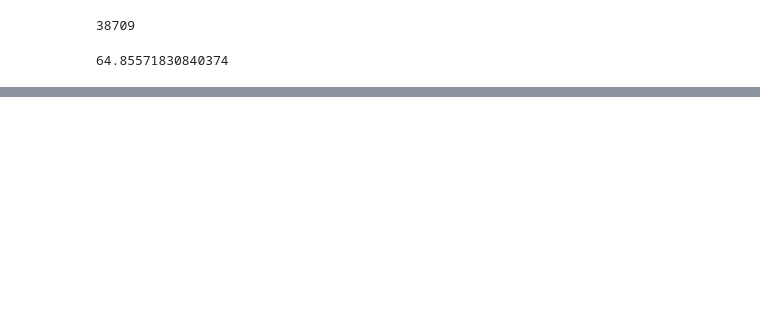
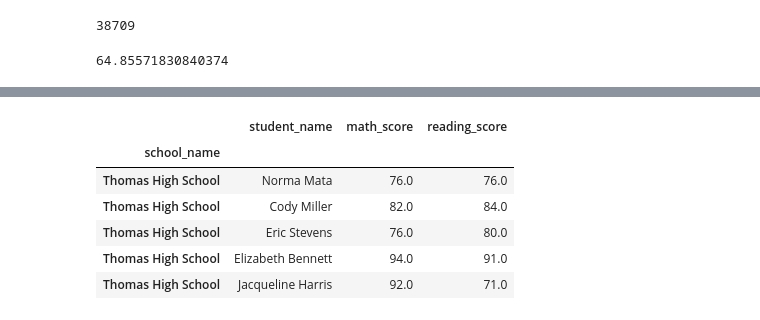
Before and after one commit to jisellejones/School_District_Analysis, a Jupyter notebook: loc.ipynb, the cells around one changed output, grey strips where cells are left out. Cells and saved outputs as stored; diff of their text form; code cells hidden in the pictures; blank space fills up the shorter version.

```diff
--- a/loc.ipynb
+++ b/loc.ipynb
@@ -120,0 +238,9 @@ overall_passing_percent
+# %%
+# Step 6. Get all the students passing math from THS
+thomas_students_df = school_data_complete_df.set_index("school_name")
+
+thomas_passing_math_df = thomas_students_df.loc[["Thomas High School"],[("student_name"), ("math_score")]]
+
+thomas_passing_math_df = thomas_passing_math_df.loc[thomas_passing_math_df["math_score"] >= 70]
+
+thomas_passing_math_df.head()
@@ -120,0 +255,9 @@ overall_passing_percent
+# %%
+# Step 7. Get all the students passing reading from THS
+thomas_students_df = school_data_complete_df.set_index("school_name")
+
+thomas_passing_reading_df = thomas_students_df.loc[["Thomas High School"],[("student_name"), ("reading_score")]]
+
+thomas_passing_reading_df = thomas_passing_reading_df.loc[thomas_passing_reading_df["reading_score"] >= 70]
+
+thomas_passing_reading_df.head()
@@ -120,0 +272,17 @@ overall_passing_percent
+# %%
+# Step 8. Get all the students passing math and reading from THS
+thomas_students_df = school_data_complete_df.set_index("school_name")
+
+thomas_passing_r_m_df = thomas_students_df.loc[["Thomas High School"],[("student_name"), ("math_score"), ("reading_score")]]
+
+thomas_passing_r_m_df = thomas_passing_r_m_df.loc[(thomas_passing_r_m_df["math_score"] >= 70) & (thomas_passing_r_m_df["reading_score"] >=70)]
+
+thomas_passing_r_m_df.head()
+# %% [output]
+|  | student_name | math_score | reading_score |
+| school_name |  |  |  |
+| Thomas High School | Norma Mata | 76.0 | 76.0 |
+| Thomas High School | Cody Miller | 82.0 | 84.0 |
+| Thomas High School | Eric Stevens | 76.0 | 80.0 |
+| Thomas High School | Elizabeth Bennett | 94.0 | 91.0 |
+| Thomas High School | Jacqueline Harris | 92.0 | 71.0 |
```
Also changed, not shown: parts of 17 cells of this notebook.
